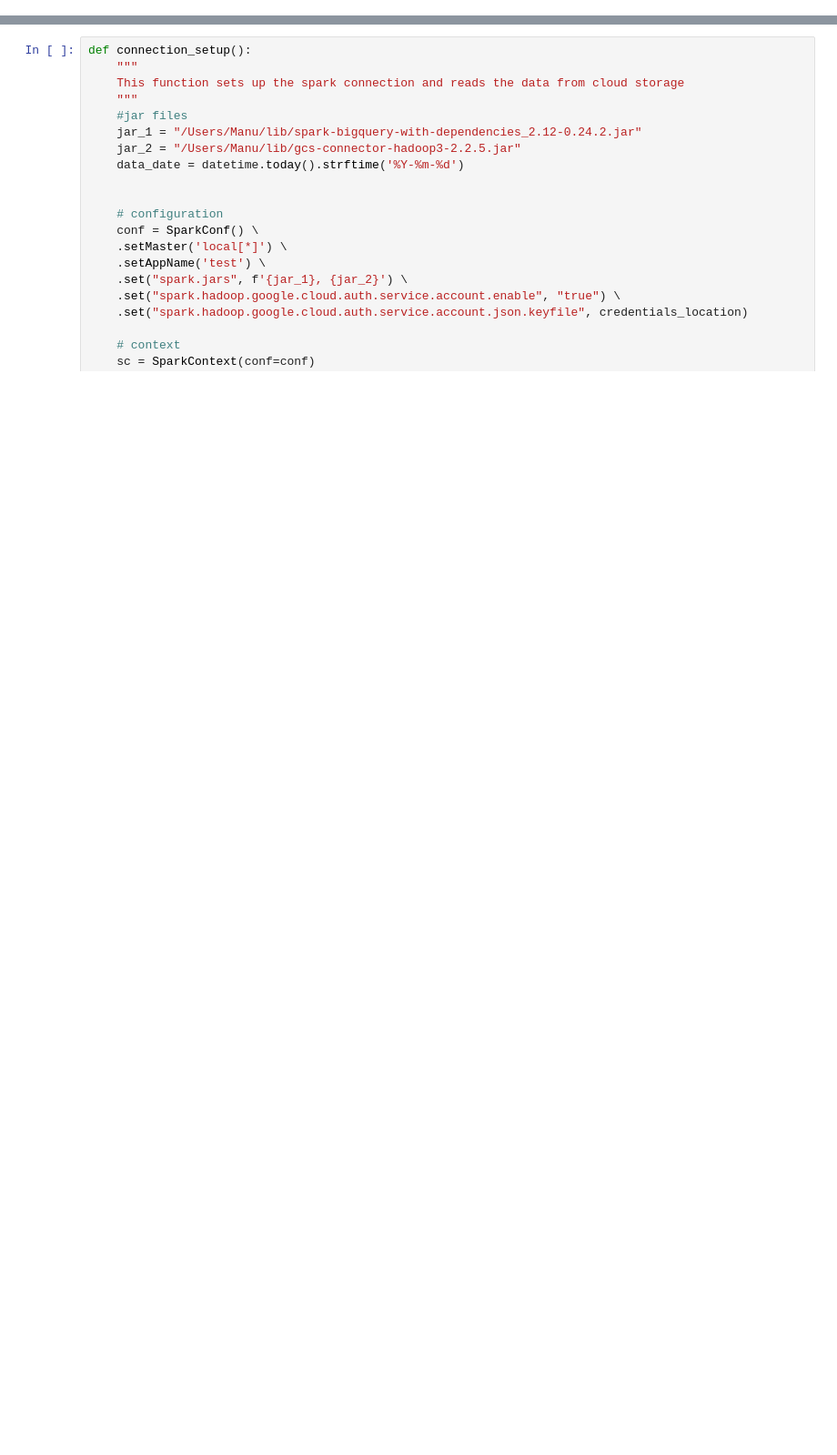
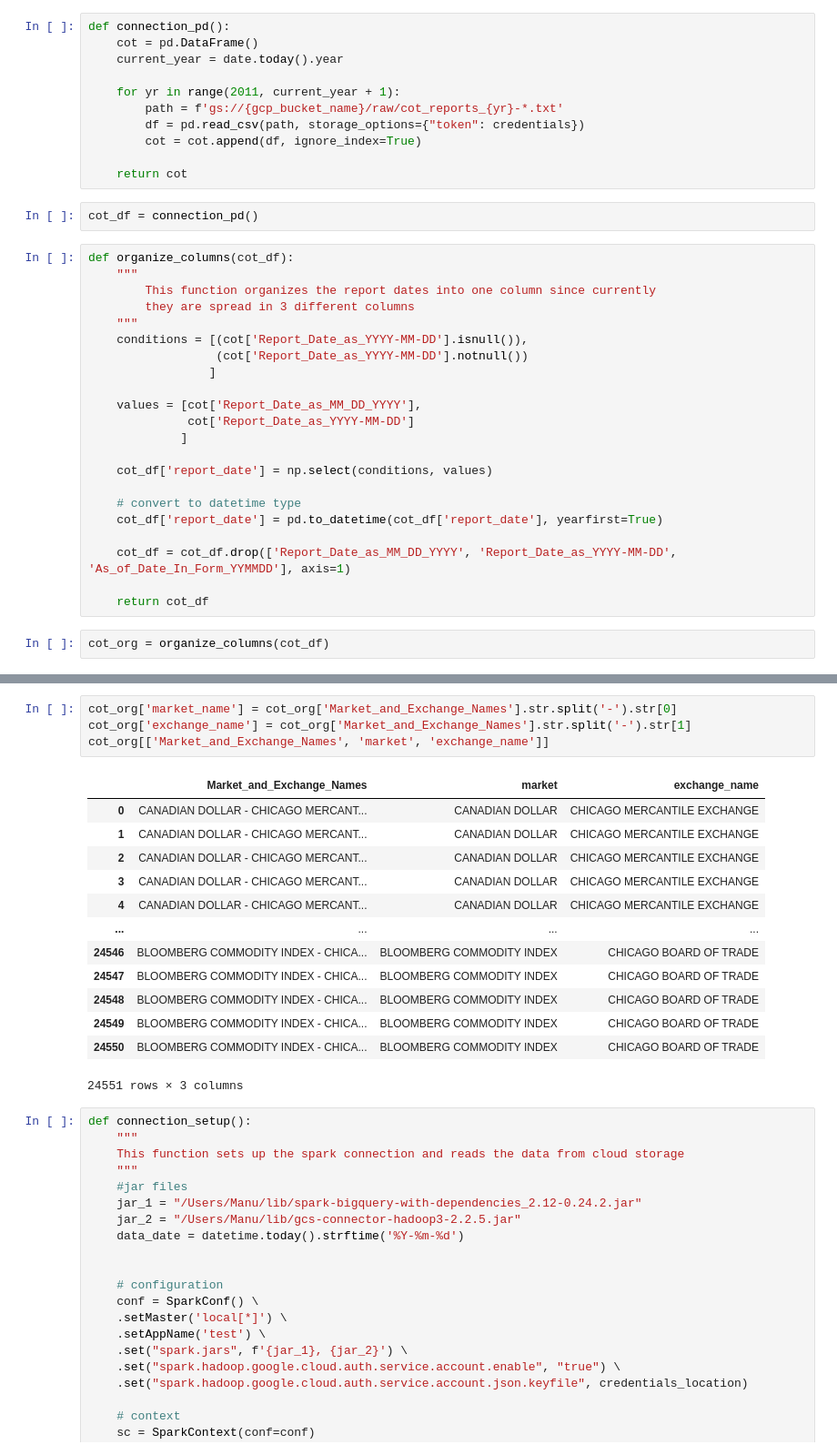
Before and after one commit to masakhwe/Commitment-of-Traders-COT-Analytics, a Jupyter notebook: cot.ipynb, the cells around one changed output, grey strips where cells are left out. Shown at 91% size. Saved outputs shown, nothing was run; the diff lists cells and outputs as text; blank space fills up the shorter version.

```diff
--- a/cot.ipynb
+++ b/cot.ipynb
@@ -18,0 +105,37 @@ PROJECT_ID = os.getenv('GCP_PROJECT_ID')
+# %%
+def connection_pd():
+    cot = pd.DataFrame()
+    current_year = date.today().year
+
+    for yr in range(2011, current_year + 1):
+        path = f'gs://{gcp_bucket_name}/raw/cot_reports_{yr}-*.txt'
+        df = pd.read_csv(path, storage_options={"token": credentials})
+        cot = cot.append(df, ignore_index=True)
+
+    return cot
+# %%
+cot_df = connection_pd()
+# %%
+def organize_columns(cot_df):
+    """
+        This function organizes the report dates into one column since currently
+        they are spread in 3 different columns
+    """
+    conditions = [(cot['Report_Date_as_YYYY-MM-DD'].isnull()),
+                  (cot['Report_Date_as_YYYY-MM-DD'].notnull())
+                 ]
+
+    values = [cot['Report_Date_as_MM_DD_YYYY'],
+              cot['Report_Date_as_YYYY-MM-DD']
+             ]
+
+    cot_df['report_date'] = np.select(conditions, values)
+
+    # convert to datetime type
+    cot_df['report_date'] = pd.to_datetime(cot_df['report_date'], yearfirst=True)
+
+    cot_df = cot_df.drop(['Report_Date_as_MM_DD_YYYY', 'Report_Date_as_YYYY-MM-DD',  'As_of_Date_In_Form_YYMMDD'], axis=1)
+
+    return cot_df
+# %%
+cot_org = organize_columns(cot_df)
@@ -19,3 +164,21 @@ PROJECT_ID = os.getenv('GCP_PROJECT_ID')
+# %%
+cot_org['market_name'] = cot_org['Market_and_Exchange_Names'].str.split('-').str[0]
+cot_org['exchange_name'] = cot_org['Market_and_Exchange_Names'].str.split('-').str[1]
+cot_org[['Market_and_Exchange_Names', 'market', 'exchange_name']]
+# %% [output]
+|  | Market_and_Exchange_Names | market | exchange_name |
+| 0 | CANADIAN DOLLAR - CHICAGO MERCANT... | CANADIAN DOLLAR | CHICAGO MERCANTILE EXCHANGE |
+| 1 | CANADIAN DOLLAR - CHICAGO MERCANT... | CANADIAN DOLLAR | CHICAGO MERCANTILE EXCHANGE |
+| 2 | CANADIAN DOLLAR - CHICAGO MERCANT... | CANADIAN DOLLAR | CHICAGO MERCANTILE EXCHANGE |
+| 3 | CANADIAN DOLLAR - CHICAGO MERCANT... | CANADIAN DOLLAR | CHICAGO MERCANTILE EXCHANGE |
+| 4 | CANADIAN DOLLAR - CHICAGO MERCANT... | CANADIAN DOLLAR | CHICAGO MERCANTILE EXCHANGE |
+| ... | ... | ... | ... |
+| 24546 | BLOOMBERG COMMODITY INDEX - CHICA... | BLOOMBERG COMMODITY INDEX | CHICAGO BOARD OF TRADE |
+| 24547 | BLOOMBERG COMMODITY INDEX - CHICA... | BLOOMBERG COMMODITY INDEX | CHICAGO BOARD OF TRADE |
+| 24548 | BLOOMBERG COMMODITY INDEX - CHICA... | BLOOMBERG COMMODITY INDEX | CHICAGO BOARD OF TRADE |
+| 24549 | BLOOMBERG COMMODITY INDEX - CHICA... | BLOOMBERG COMMODITY INDEX | CHICAGO BOARD OF TRADE |
+| 24550 | BLOOMBERG COMMODITY INDEX - CHICA... | BLOOMBERG COMMODITY INDEX | CHICAGO BOARD OF TRADE |
+24551 rows × 3 columns
 # %%
 def connection_setup():
     """
```
Also changed, not shown: parts of 11 cells of this notebook, 3 other files.
